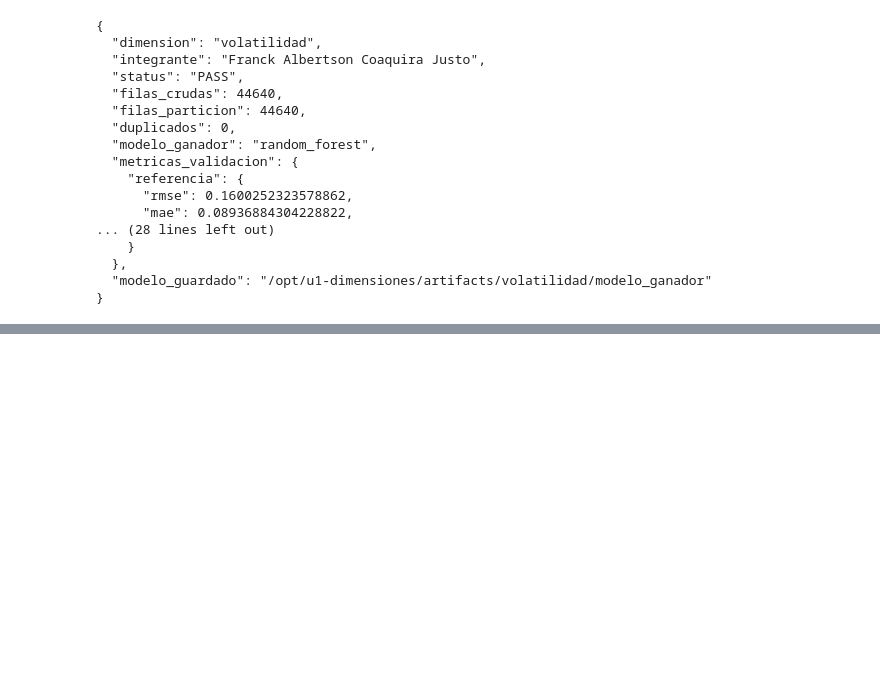
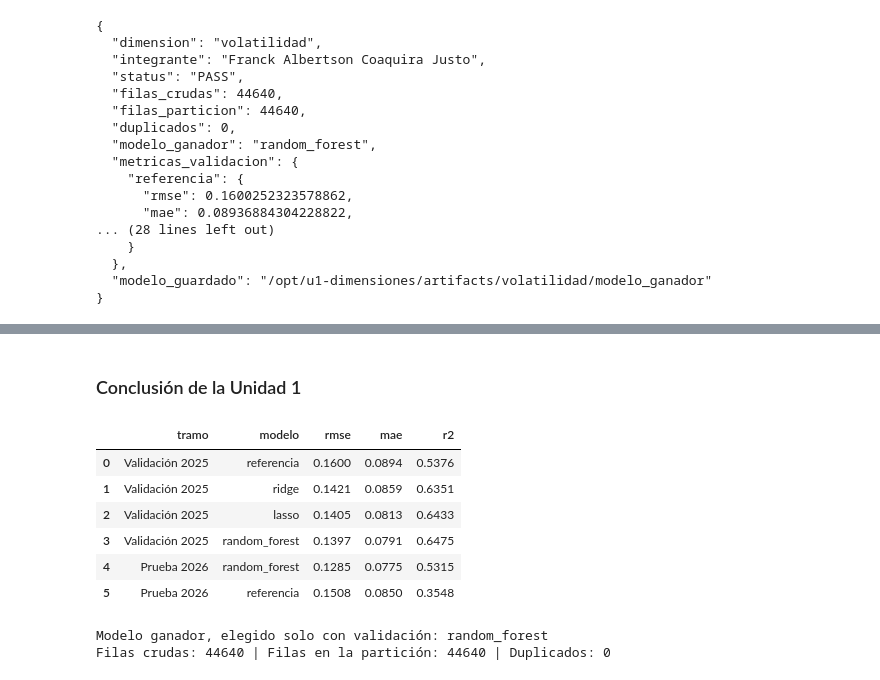
Before and after one commit to Milagros-hp/BigData-BTC-SOL, a Jupyter notebook: pyspark/sesiones/u1-dimensiones/01_volatilidad.ipynb, the cells around one changed output, grey strips where cells are left out. Cells and saved outputs as stored; diff of their text form; code cells hidden in the pictures; blank space fills up the shorter version.

```diff
--- a/pyspark/sesiones/u1-dimensiones/01_volatilidad.ipynb
+++ b/pyspark/sesiones/u1-dimensiones/01_volatilidad.ipynb
@@ -455,0 +482,21 @@ Guardo el que ganó en validación, no el primero que entrené, y lo recargo con
+# %% [markdown]
+### Conclusión de la Unidad 1
+# %%
+# Conclusión medida: se calcula de esta ejecución, no se escribe a mano.
+_filas = []
+for _tramo, _clave in (("Validación 2025", "metricas_validacion"), ("Prueba 2026", "metricas_prueba")):
+    for _modelo, _valores in verificacion[_clave].items():
+        _filas.append({"tramo": _tramo, "modelo": _modelo, **_valores})
+display(pd.DataFrame(_filas).round(4))
+print("Modelo ganador, elegido solo con validación:", verificacion["modelo_ganador"])
+print("Filas crudas:", verificacion["filas_crudas"], "| Filas en la partición:", verificacion["filas_particion"], "| Duplicados:", verificacion["duplicados"])
+# %% [output]
+|  | tramo | modelo | rmse | mae | r2 |
+| 0 | Validación 2025 | referencia | 0.1600 | 0.0894 | 0.5376 |
+| 1 | Validación 2025 | ridge | 0.1421 | 0.0859 | 0.6351 |
+| 2 | Validación 2025 | lasso | 0.1405 | 0.0813 | 0.6433 |
+| 3 | Validación 2025 | random_forest | 0.1397 | 0.0791 | 0.6475 |
+| 4 | Prueba 2026 | random_forest | 0.1285 | 0.0775 | 0.5315 |
+| 5 | Prueba 2026 | referencia | 0.1508 | 0.0850 | 0.3548 |
+Modelo ganador, elegido solo con validación: random_forest
+Filas crudas: 44640 | Filas en la partición: 44640 | Duplicados: 0
```
Also changed, not shown: parts of 9 cells of this notebook, 43 other files.
